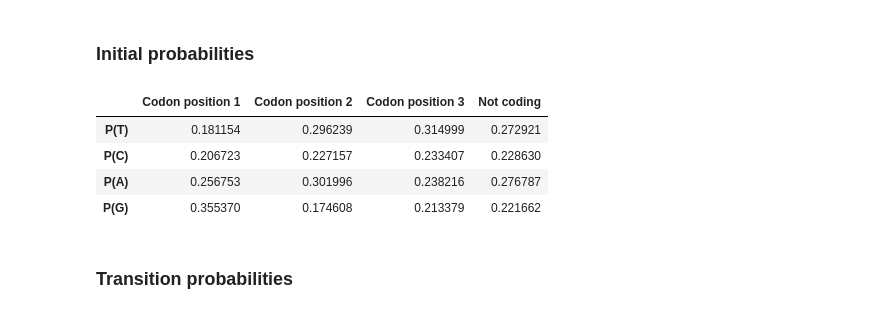
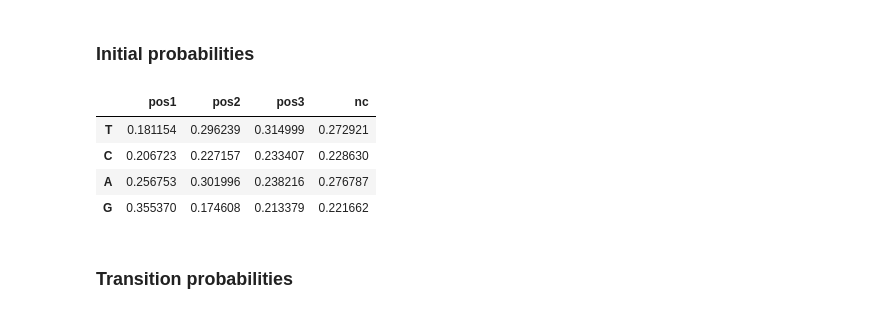
Before and after one commit to efrsw/hsebio-hw3, a Jupyter notebook: hsebio_hw3.ipynb, the cells around one changed output. Drawn from its saved outputs; the diff is of its cells as text; code cells hidden in the pictures.

```diff
--- a/hsebio_hw3.ipynb
+++ b/hsebio_hw3.ipynb
@@ -81,7 +82,7 @@ for i in range(len(gb.features)):
 
   end = feature.location.start
 
-  if feature.type == 'gene' and fseq[:3] == 'ATG' and len(fseq) % 3 == 0:
+  if feature.type == 'CDS' and fseq[:3] == 'ATG' and len(fseq) % 3 == 0:
     cod.append(fseq.__str__())
 
     if len(seq[start:end]) != 0:
@@ -105,17 +106,18 @@ def cod_probs(seq):
 
 def make_table1(cod_seqs, ncod_seqs):
   table1 = pd.DataFrame(np.vstack((cod_probs(''.join(cod_seqs)), seq_probs(''.join(ncod_seqs)))).T,
-                       index=[f'P({l})' for l in ['T', 'C', 'A', 'G']],
-                       columns=[f'Codon position {i}' for i in range(1, 4)] + ['Not coding'])
+                       index=['T', 'C', 'A', 'G'],
+                       columns=[f'pos{i}' for i in range(1, 4)] + ['nc'])
   return table1
 # %%
-make_table1(cod, ncod)
+t1 = make_table1(cod, ncod)
+t1
 # %% [output]
-|  | Codon position 1 | Codon position 2 | Codon position 3 | Not coding |
-| P(T) | 0.181154 | 0.296239 | 0.314999 | 0.272921 |
-| P(C) | 0.206723 | 0.227157 | 0.233407 | 0.228630 |
-| P(A) | 0.256753 | 0.301996 | 0.238216 | 0.276787 |
-| P(G) | 0.355370 | 0.174608 | 0.213379 | 0.221662 |
+|  | pos1 | pos2 | pos3 | nc |
+| T | 0.181154 | 0.296239 | 0.314999 | 0.272921 |
+| C | 0.206723 | 0.227157 | 0.233407 | 0.228630 |
+| A | 0.256753 | 0.301996 | 0.238216 | 0.276787 |
+| G | 0.355370 | 0.174608 | 0.213379 | 0.221662 |
 # %% [markdown]
 ### Transition probabilities
 # %%
```
Also changed, not shown: parts of 10 cells of this notebook.
